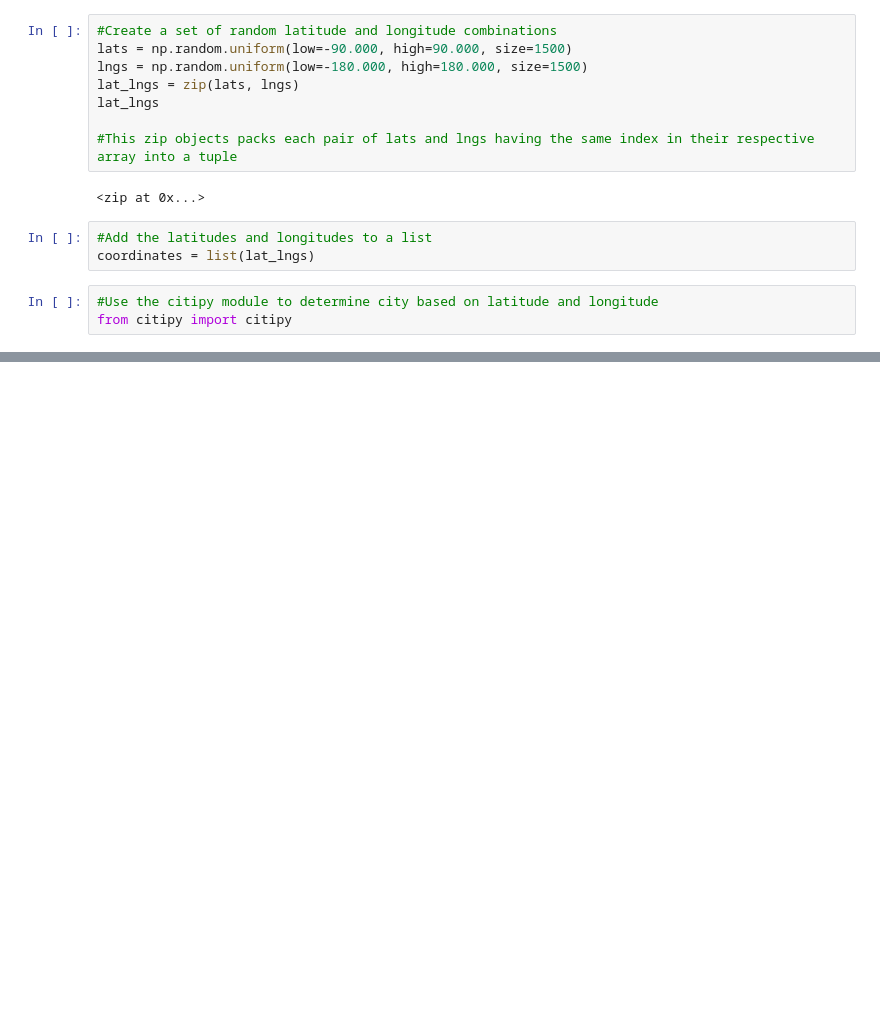
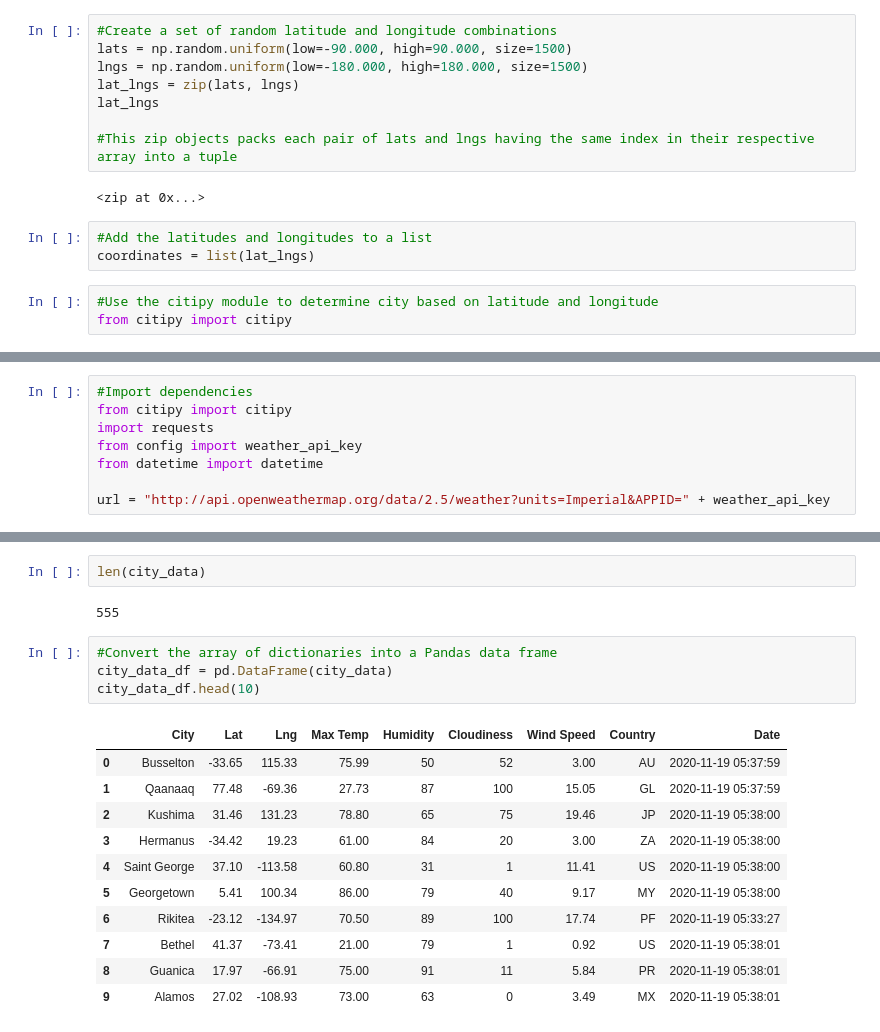
Before and after one commit to caseychen3605/World_Weather_Analysis, a Jupyter notebook: WeatherPy.ipynb, the cells around one changed output, grey strips where cells are left out. Drawn from its saved outputs; the diff is of its cells as text; blank space fills up the shorter version.

Commit message:
Modifying .gitignore and adding WeatherPy file

```diff
--- a/WeatherPy.ipynb
+++ b/WeatherPy.ipynb
@@ -36,0 +39,8 @@ len(cities)
+# %%
+#Import dependencies
+from citipy import citipy
+import requests
+from config import weather_api_key
+from datetime import datetime
+
+url = "http://api.openweathermap.org/data/2.5/weather?units=Imperial&APPID=" + weather_api_key
@@ -36,0 +142,20 @@ len(cities)
+# %%
+len(city_data)
+# %% [output]
+555
+# %%
+#Convert the array of dictionaries into a Pandas data frame
+city_data_df = pd.DataFrame(city_data)
+city_data_df.head(10)
+# %% [output]
+|  | City | Lat | Lng | Max Temp | Humidity | Cloudiness | Wind Speed | Country | Date |
+| 0 | Busselton | -33.65 | 115.33 | 75.99 | 50 | 52 | 3.00 | AU | 2020-11-19 05:37:59 |
+| 1 | Qaanaaq | 77.48 | -69.36 | 27.73 | 87 | 100 | 15.05 | GL | 2020-11-19 05:37:59 |
+| 2 | Kushima | 31.46 | 131.23 | 78.80 | 65 | 75 | 19.46 | JP | 2020-11-19 05:38:00 |
+| 3 | Hermanus | -34.42 | 19.23 | 61.00 | 84 | 20 | 3.00 | ZA | 2020-11-19 05:38:00 |
+| 4 | Saint George | 37.10 | -113.58 | 60.80 | 31 | 1 | 11.41 | US | 2020-11-19 05:38:00 |
+| 5 | Georgetown | 5.41 | 100.34 | 86.00 | 79 | 40 | 9.17 | MY | 2020-11-19 05:38:00 |
+| 6 | Rikitea | -23.12 | -134.97 | 70.50 | 89 | 100 | 17.74 | PF | 2020-11-19 05:33:27 |
+| 7 | Bethel | 41.37 | -73.41 | 21.00 | 79 | 1 | 0.92 | US | 2020-11-19 05:38:01 |
+| 8 | Guanica | 17.97 | -66.91 | 75.00 | 91 | 11 | 5.84 | PR | 2020-11-19 05:38:01 |
+| 9 | Alamos | 27.02 | -108.93 | 73.00 | 63 | 0 | 3.49 | MX | 2020-11-19 05:38:01 |
```
Also changed, not shown: parts of 5 cells of this notebook, 3 other files.
